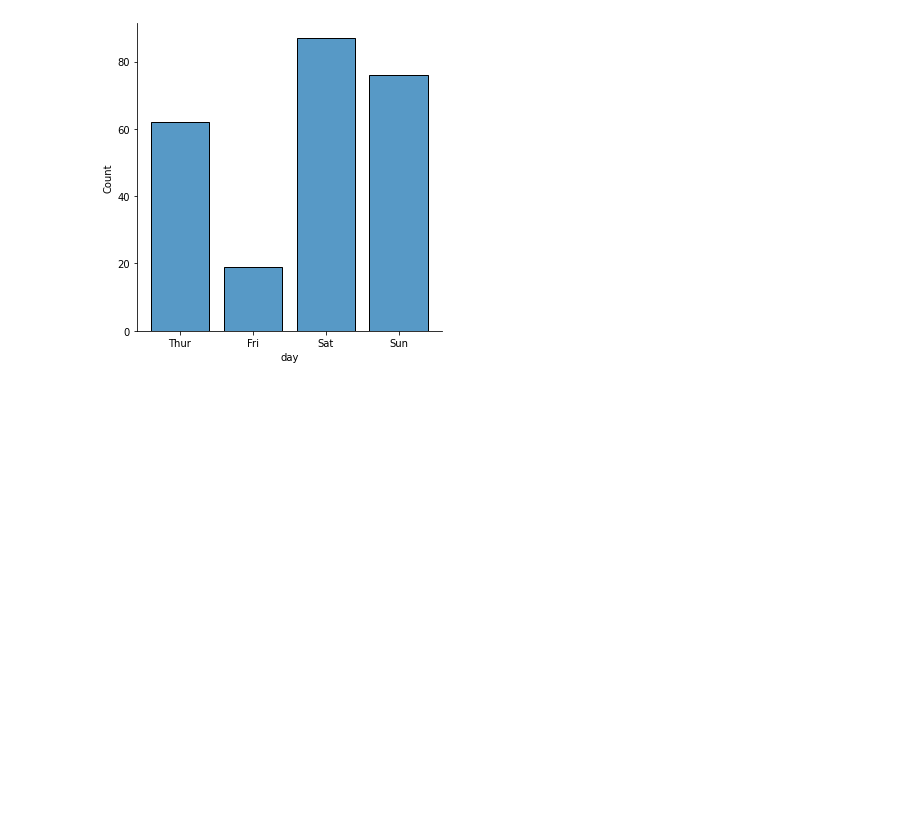
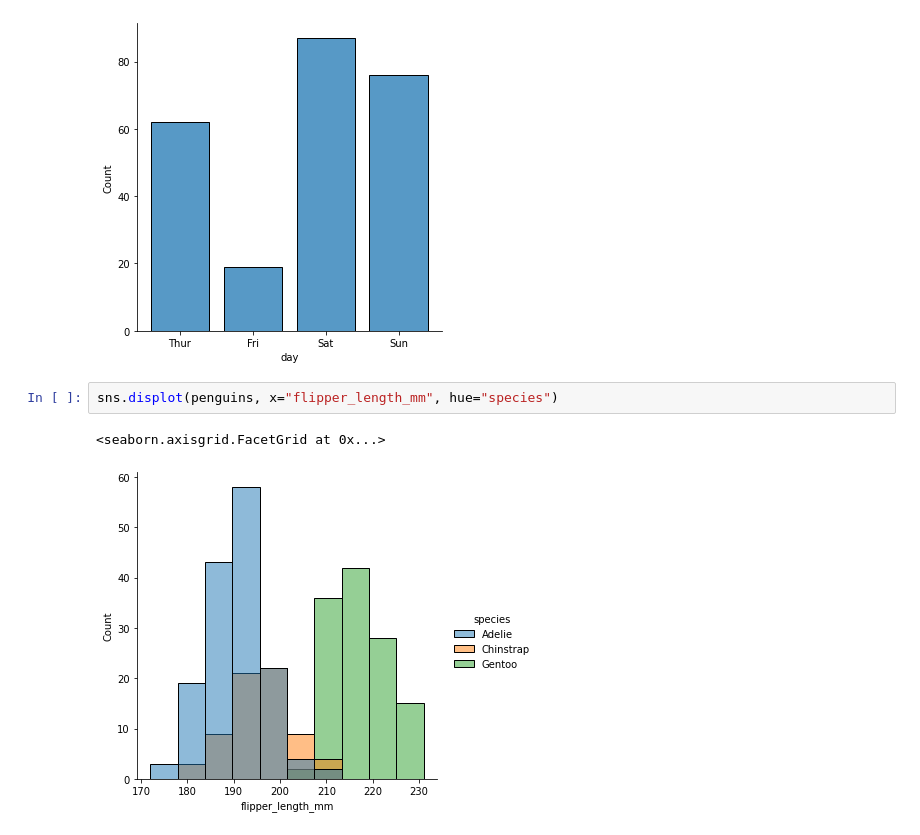
Before and after one commit to shahnawazm786/PythonPractice, a Jupyter notebook: Shahnawaz_Practice.ipynb, the cells around one changed output. Saved outputs shown, nothing was run; the diff lists cells and outputs as text; blank space fills up the shorter version.

```diff
--- a/Shahnawaz_Practice.ipynb
+++ b/Shahnawaz_Practice.ipynb
@@ -209,3 +209,8 @@ sns.displot(tips, x="day", shrink=.8)
 # %% [output]
 <seaborn.axisgrid.FacetGrid at 0x...>
 [figure]
+# %%
+sns.displot(penguins, x="flipper_length_mm", hue="species")
+# %% [output]
+<seaborn.axisgrid.FacetGrid at 0x...>
+[figure, added]
```
